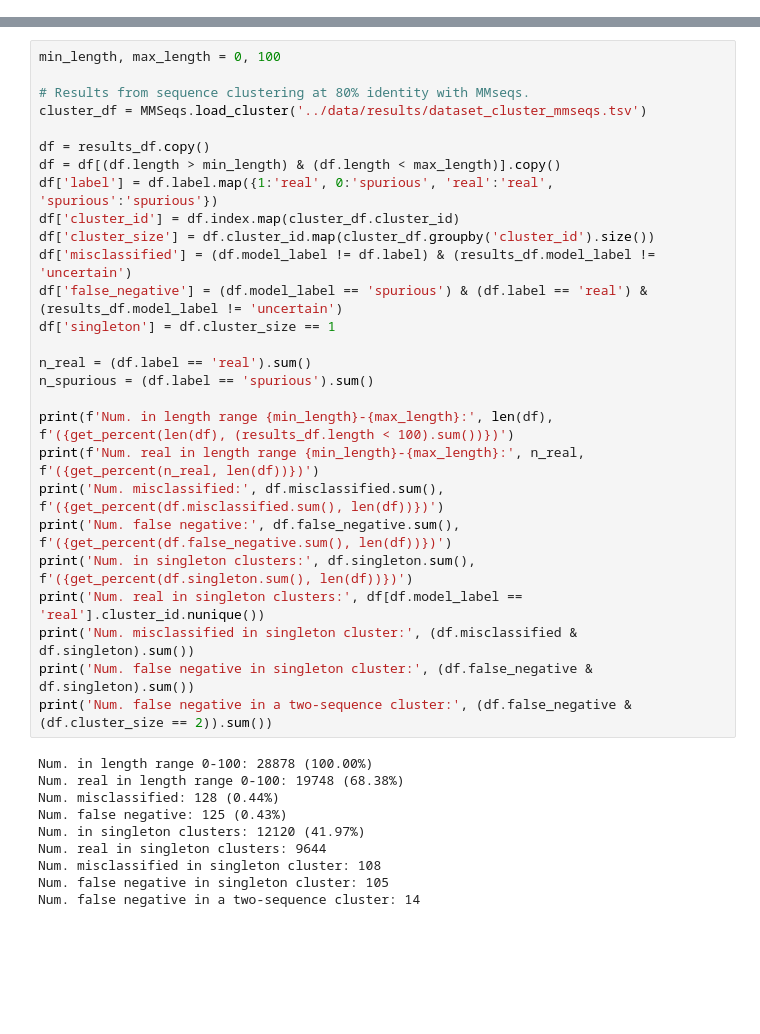
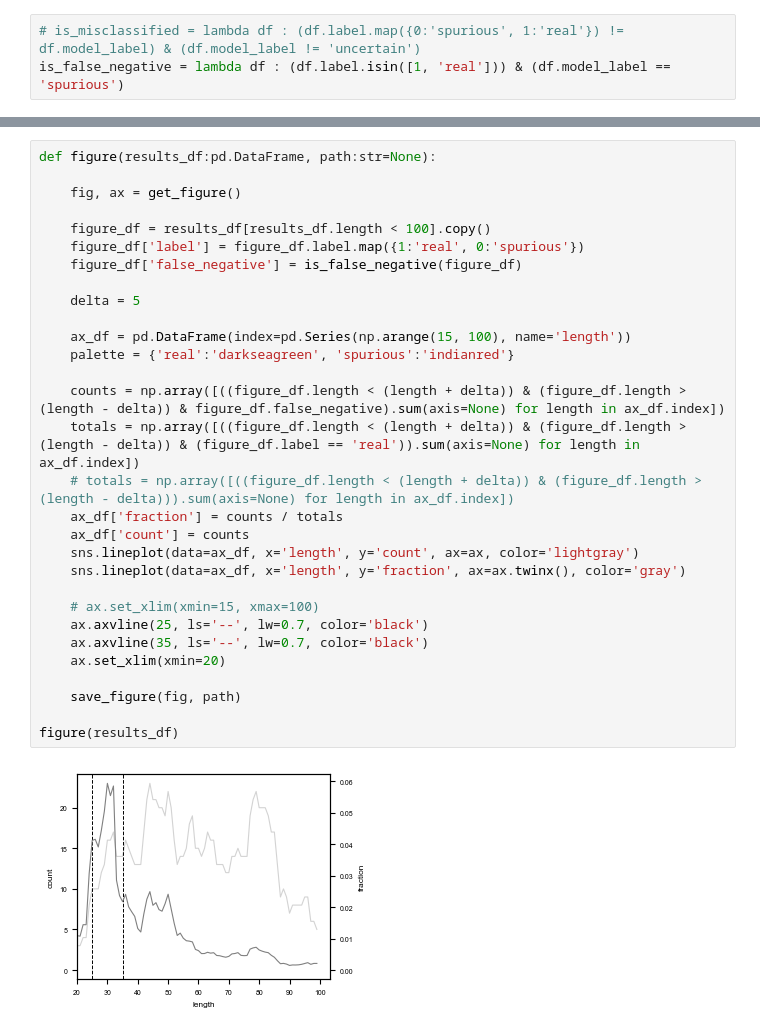
Before and after one commit to pipparichter/frugal, a Jupyter notebook: notebooks/results-1-3.ipynb, the cells around one changed output, grey strips where cells are left out. Drawn from its saved outputs; the diff is of its cells as text; blank space fills up the shorter version.

```diff
--- a/notebooks/results-1-3.ipynb
+++ b/notebooks/results-1-3.ipynb
@@ -42,3 +55,6 @@ Num. misclassified nested smORFs: 4
+# %%
+# is_misclassified = lambda df : (df.label.map({0:'spurious', 1:'real'}) != df.model_label) & (df.model_label != 'uncertain')
+is_false_negative = lambda df : (df.label.isin([1, 'real'])) & (df.model_label == 'spurious')
 # %%
 # Can't just correlate sequence length and model output, as the spurious-labeled sequences have a distribution that
 # has a peak around __ amino acids; length bias would show that sequences closest in length to this peak are more likely to be
@@ -85,37 +113,32 @@ figure_1(results_df)
-# %%
-min_length, max_length = 0, 100
-
-# Results from sequence clustering at 80% identity with MMseqs.
-cluster_df = MMSeqs.load_cluster('../data/results/dataset_cluster_mmseqs.tsv')
-
-df = results_df.copy()
-df = df[(df.length > min_length) & (df.length < max_length)].copy()
-df['label'] = df.label.map({1:'real', 0:'spurious', 'real':'real', 'spurious':'spurious'})
-df['cluster_id'] = df.index.map(cluster_df.cluster_id)
-df['cluster_size'] = df.cluster_id.map(cluster_df.groupby('cluster_id').size())
-df['misclassified'] = (df.model_label != df.label) & (results_df.model_label != 'uncertain')
-df['false_negative'] = (df.model_label == 'spurious') & (df.label == 'real') & (results_df.model_label != 'uncertain')
-df['singleton'] = df.cluster_size == 1
-
-n_real = (df.label == 'real').sum()
-n_spurious = (df.label == 'spurious').sum()
-
-print(f'Num. in length range {min_length}-{max_length}:', len(df), f'({get_percent(len(df), (results_df.length < 100).sum())})')
-print(f'Num. real in length range {min_length}-{max_length}:', n_real, f'({get_percent(n_real, len(df))})')
-print('Num. misclassified:', df.misclassified.sum(), f'({get_percent(df.misclassified.sum(), len(df))})')
-print('Num. false negative:', df.false_negative.sum(), f'({get_percent(df.false_negative.sum(), len(df))})')
-print('Num. in singleton clusters:', df.singleton.sum(), f'({get_percent(df.singleton.sum(), len(df))})')
-print('Num. real in singleton clusters:', df[df.model_label == 'real'].cluster_id.nunique())
-print('Num. misclassified in singleton cluster:', (df.misclassified & df.singleton).sum())
-print('Num. false negative in singleton cluster:', (df.false_negative & df.singleton).sum())
-print('Num. false negative in a two-sequence cluster:', (df.false_negative & (df.cluster_size == 2)).sum())
-# %% [output]
-Num. in length range 0-100: 28878 (100.00%)
-Num. real in length range 0-100: 19748 (68.38%)
-Num. misclassified: 128 (0.44%)
-Num. false negative: 125 (0.43%)
-Num. in singleton clusters: 12120 (41.97%)
-Num. real in singleton clusters: 9644
-Num. misclassified in singleton cluster: 108
-Num. false negative in singleton cluster: 105
-Num. false negative in a two-sequence cluster: 14
+# %%
+def figure(results_df:pd.DataFrame, path:str=None):
+
+    fig, ax = get_figure()
+
+    figure_df = results_df[results_df.length < 100].copy()
+    figure_df['label'] = figure_df.label.map({1:'real', 0:'spurious'})
+    figure_df['false_negative'] = is_false_negative(figure_df)
+
+    delta = 5
+
+    ax_df = pd.DataFrame(index=pd.Series(np.arange(15, 100), name='length'))
+    palette = {'real':'darkseagreen', 'spurious':'indianred'}
+
+    counts = np.array([((figure_df.length < (length + delta)) & (figure_df.length > (length - delta)) & figure_df.false_negative).sum(axis=None) for length in ax_df.index])
+    totals = np.array([((figure_df.length < (length + delta)) & (figure_df.length > (length - delta)) & (figure_df.label == 'real')).sum(axis=None) for length in ax_df.index])
+    # totals = np.array([((figure_df.length < (length + delta)) & (figure_df.length > (length - delta))).sum(axis=None) for length in ax_df.index])
+    ax_df['fraction'] = counts / totals
+    ax_df['count'] = counts
+    sns.lineplot(data=ax_df, x='length', y='count', ax=ax, color='lightgray')
+    sns.lineplot(data=ax_df, x='length', y='fraction', ax=ax.twinx(), color='gray')
+
+    # ax.set_xlim(xmin=15, xmax=100)
+    ax.axvline(25, ls='--', lw=0.7, color='black')
+    ax.axvline(35, ls='--', lw=0.7, color='black')
+    ax.set_xlim(xmin=20)
+
+    save_figure(fig, path)
+
+figure(results_df)
+# %% [output]
+[figure, added]
```
Also changed, not shown: parts of 9 cells of this notebook, 16 other files.
